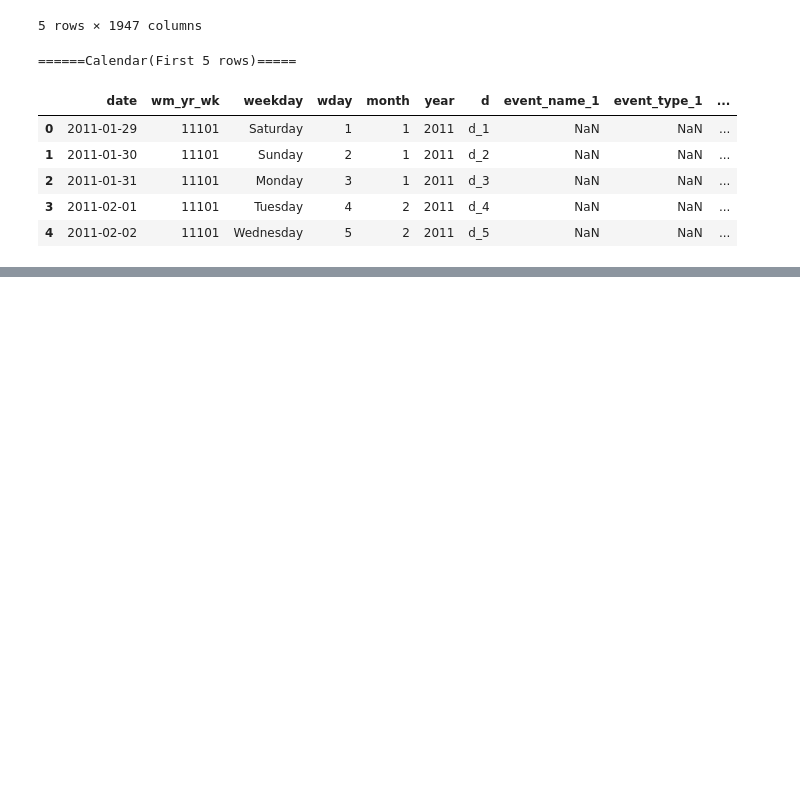
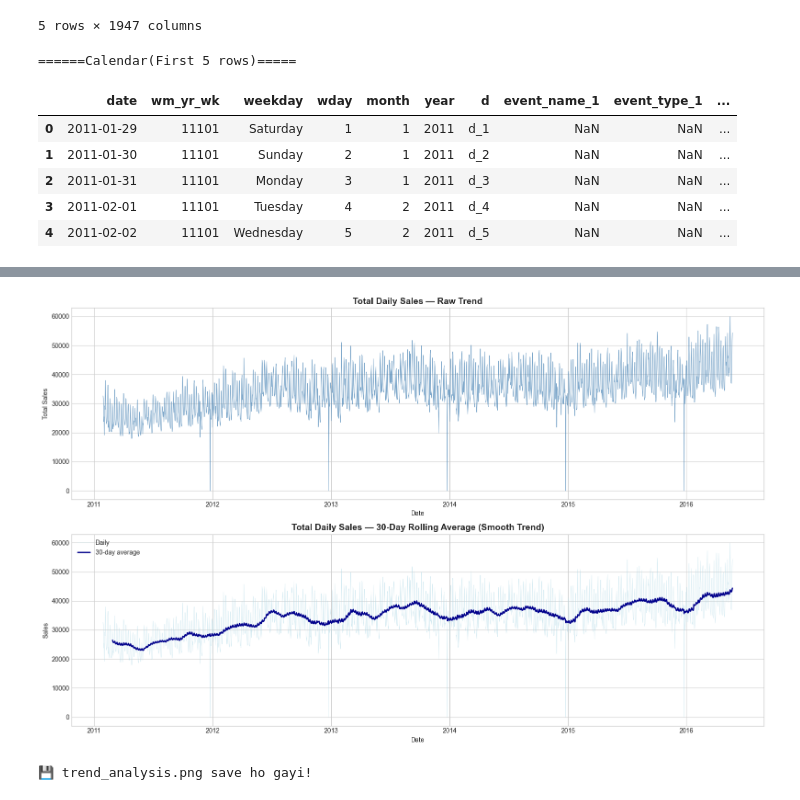
Before and after one commit to chashak20/demand-forecasting-project, a Jupyter notebook: Untitled.ipynb, the cells around one changed output, grey strips where cells are left out. Drawn from its saved outputs; the diff is of its cells as text; code cells hidden in the pictures; blank space fills up the shorter version.

Commit message:
Converting data into long format and trend analysis where finding total daily sales are decreasing or increasing and Seasonality Analysis like monthly patterns.

```diff
--- a/Untitled.ipynb
+++ b/Untitled.ipynb
@@ -72,0 +101,28 @@ print(f'States : {sales_train["cat_id"].unique()}')
+# %%
+# Total daily sales
+daily_sales = sales_long.groupby('date')['sales'].sum().reset_index()
+
+fig, axes = plt.subplots(2, 1, figsize=(16, 10))
+
+# Plot 1: Raw daily sales
+axes[0].plot(daily_sales['date'], daily_sales['sales'], color='steelblue', linewidth=0.8, alpha=0.7)
+axes[0].set_title('Total Daily Sales — Raw Trend', fontsize=14, fontweight='bold')
+axes[0].set_xlabel('Date')
+axes[0].set_ylabel('Total Sales')
+
+# Plot 2: 30-day rolling average (smooth trend)
+daily_sales['rolling_30'] = daily_sales['sales'].rolling(30).mean()
+axes[1].plot(daily_sales['date'], daily_sales['sales'],      color='lightblue',  linewidth=0.6, alpha=0.5, label='Daily')
+axes[1].plot(daily_sales['date'], daily_sales['rolling_30'], color='darkblue',   linewidth=2,   label='30-day average')
+axes[1].set_title('Total Daily Sales — 30-Day Rolling Average (Smooth Trend)', fontsize=14, fontweight='bold')
+axes[1].set_xlabel('Date')
+axes[1].set_ylabel('Sales')
+axes[1].legend()
+
+plt.tight_layout()
+plt.savefig('trend_analysis.png', dpi=150, bbox_inches='tight')
+plt.show()
+print('💾 trend_analysis.png save ho gayi!')
+# %% [output]
+[figure, added]
+💾 trend_analysis.png save ho gayi!
```
Also changed, not shown: parts of 5 cells of this notebook, 2 other files.
